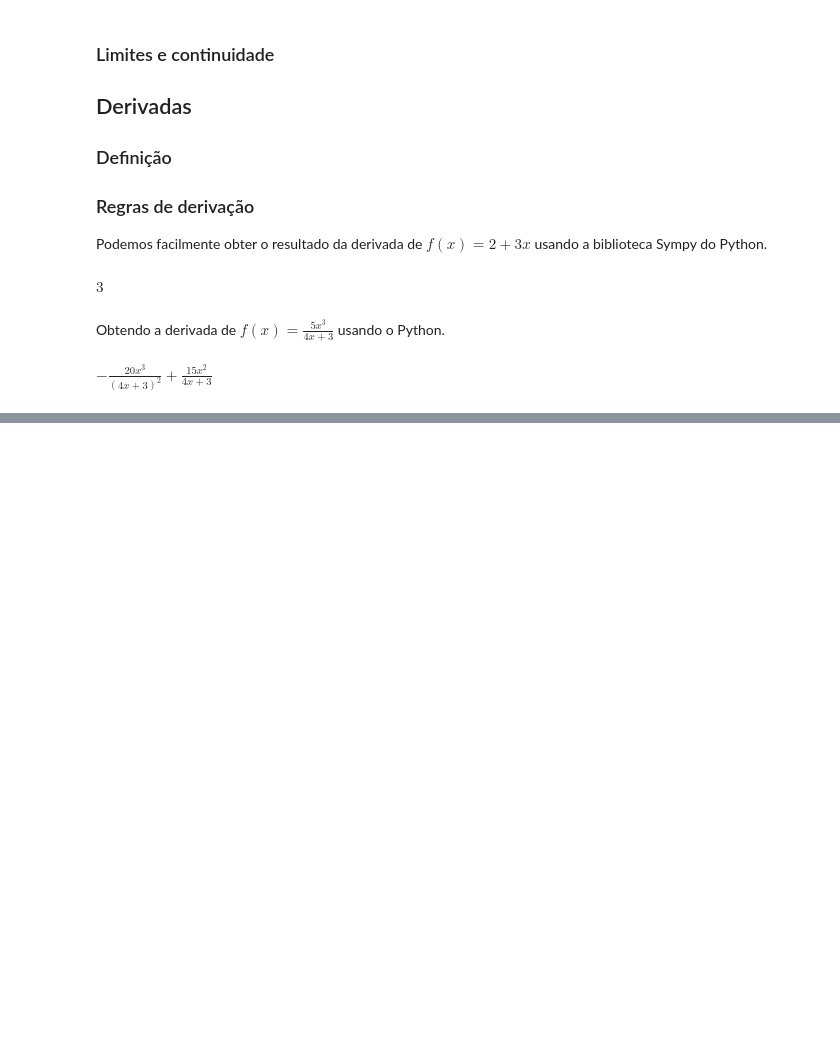
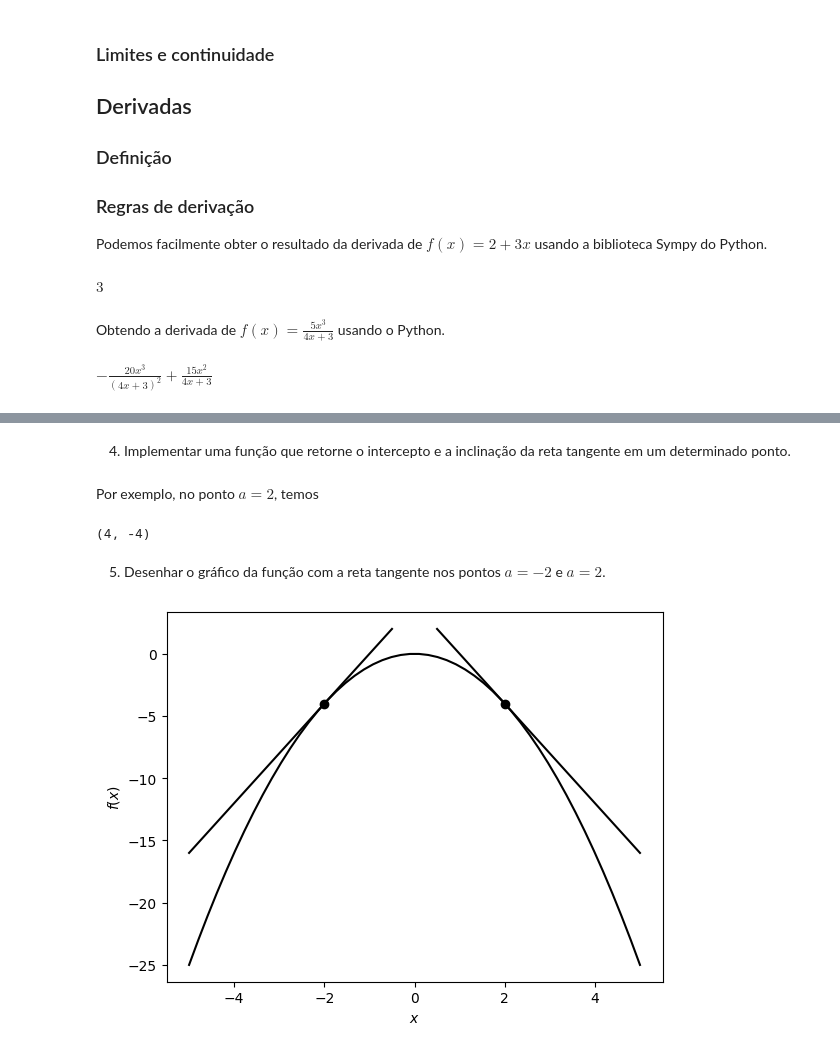
Before and after one commit to acsjunior/tmcd-python, a Jupyter notebook: book/_build/jupyter_execute/content/CDI.ipynb, the cells around one changed output, grey strips where cells are left out. Saved outputs shown, nothing was run; the diff lists cells and outputs as text; code cells hidden in the pictures; blank space fills up the shorter version.

```diff
--- a/book/_build/jupyter_execute/content/CDI.ipynb
+++ b/book/_build/jupyter_execute/content/CDI.ipynb
@@ -223,0 +232,4 @@ $\displaystyle - \frac{20 x^{3}}{\left(4 x + 3\right)^{2}} + \frac{15 x^{2}}{4 x
+# %%
+def fx(x):
+  y = -x**2
+  return y
@@ -223,0 +238,49 @@ $\displaystyle - \frac{20 x^{3}}{\left(4 x + 3\right)^{2}} + \frac{15 x^{2}}{4 x
+# %%
+def f_prime(x):
+  y_prime = -2*x
+  return y_prime
+# %% [markdown]
+4. Implementar uma função que retorne o intercepto e a inclinação da reta tangente em um determinado ponto.
+# %%
+def reta_tangente(a):
+  intercept = (fx(x=a) - f_prime(x=a)*a)
+  slope = f_prime(x=a)
+  return intercept, slope
+# %% [markdown]
+Por exemplo, no ponto $a = 2$, temos
+# %%
+reta_tangente(a=2)
+# %% [output]
+(4, -4)
+# %% [markdown]
+5. Desenhar o gráfico da função com a reta tangente nos pontos $a = -2$ e $a = 2$.
+# %%
+x = np.linspace(-5, 5) ## Definindo o eixo x
+
+fig, ax = plt.subplots()
+
+ax.plot(x, fx(x), color='black') ## Desenhando a função
+ax.set(xlabel='$x$', ylabel='$f(x)$')
+
+## Reta tangente ao ponto a = 2
+reta1 = reta_tangente(2)
+intercept1 = reta1[0]
+slope1 = reta1[1]
+dev_values = np.linspace(0.5, 5)
+ax.plot(dev_values, intercept1 + slope1*dev_values, color='black')
+
+## Reta tangente ao ponto a = -2
+reta2 = reta_tangente(-2)
+intercept2 = reta2[0]
+slope2 = reta2[1]
+dev_values = np.linspace(-5, -0.5)
+ax.plot(dev_values, intercept2 + slope2*dev_values, color='black')
+
+## Pontos
+px = np.array([-2, 2])
+py = np.array([-4, -4])
+ax.plot(px, py, 'o', color='black')
+
+plt.show()
+# %% [output]
+[figure, added]
```
Also changed, not shown: parts of 2 cells of this notebook, 7 other files.
